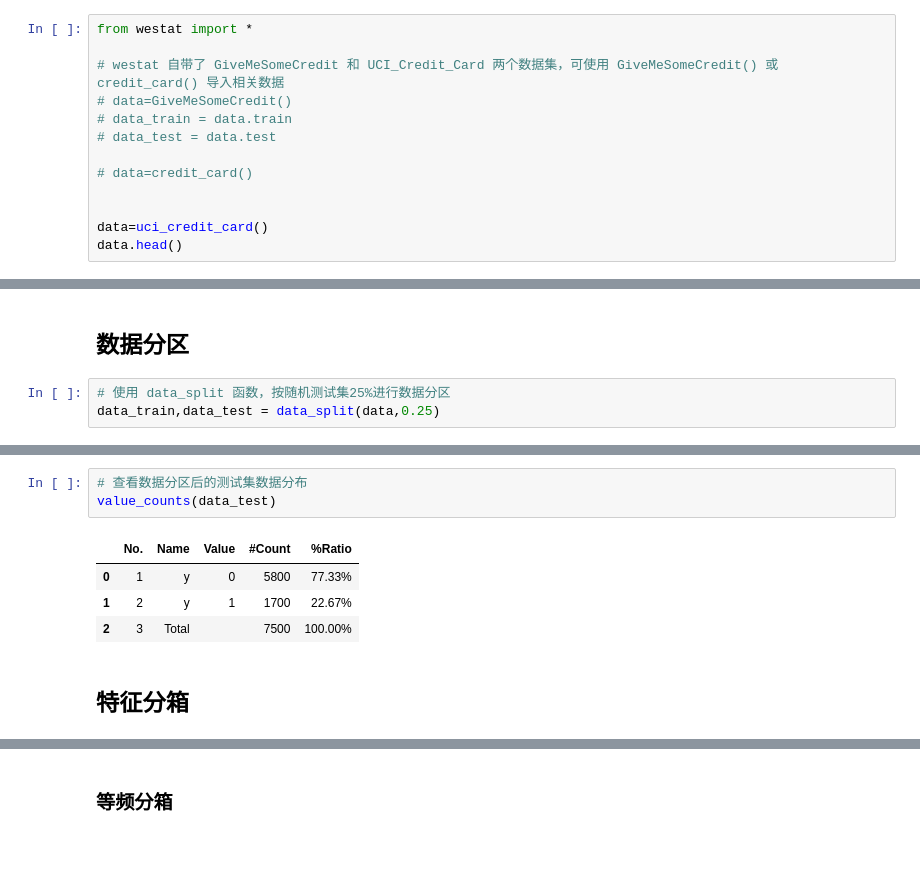
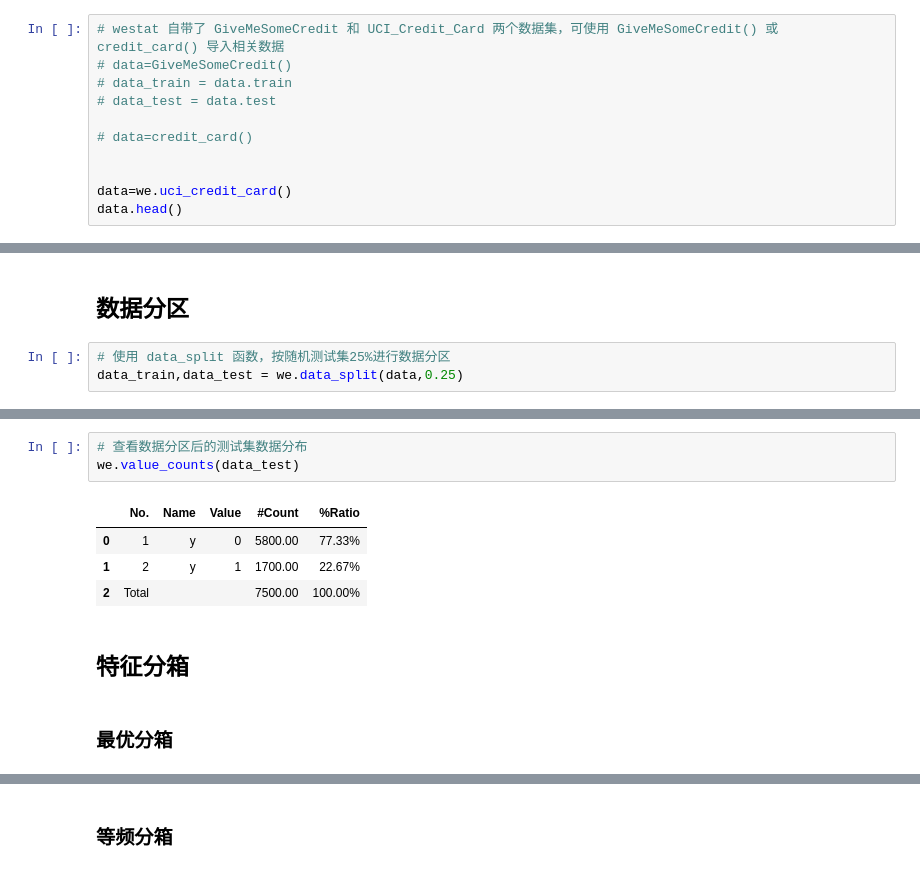
Before and after one commit to stat-fit/westat, a Jupyter notebook: HereWeGo.ipynb, the cells around one changed output, grey strips where cells are left out. Drawn from its saved outputs; the diff is of its cells as text.

```diff
--- a/HereWeGo.ipynb
+++ b/HereWeGo.ipynb
@@ -9,8 +22,6 @@ path: ['C:\\Users\\about\\Desktop\\github\\westat\\westat']
 # %% [markdown]
 ## 一、数据准备
 # %%
-from westat import *
-
 # westat 自带了 GiveMeSomeCredit 和 UCI_Credit_Card 两个数据集，可使用 GiveMeSomeCredit() 或 credit_card() 导入相关数据
 # data=GiveMeSomeCredit()
 # data_train = data.train
@@ -19,7 +30,7 @@ from westat import *
 # data=credit_card()
 
 
-data=uci_credit_card()
+data=we.uci_credit_card()
 data.head()
 # %% [output]
 |  | ID | LIMIT_BAL | SEX | EDUCATION | MARRIAGE | AGE | PAY_0 | PAY_2 | PAY_3 | PAY_4 | ... |
@@ -189,6 +209,6 @@ plot_counts(data,'SEX')
 ## 数据分区
 # %%
 # 使用 data_split 函数，按随机测试集25%进行数据分区
-data_train,data_test = data_split(data,0.25)
+data_train,data_test = we.data_split(data,0.25)
 # %%
 # 查看数据分区后的训练集数据分布
@@ -201,10 +221,12 @@ value_counts(data_train)
 # %%
 # 查看数据分区后的测试集数据分布
-value_counts(data_test)
+we.value_counts(data_test)
 # %% [output]
 |  | No. | Name | Value | #Count | %Ratio |
-| 0 | 1 | y | 0 | 5800 | 77.33% |
-| 1 | 2 | y | 1 | 1700 | 22.67% |
-| 2 | 3 | Total |  | 7500 | 100.00% |
+| 0 | 1 | y | 0 | 5800.00 | 77.33% |
+| 1 | 2 | y | 1 | 1700.00 | 22.67% |
+| 2 | Total |  |  | 7500.00 | 100.00% |
 # %% [markdown]
 ## 特征分箱
+# %% [markdown]
+### 最优分箱
```
Also changed, not shown: parts of 123 cells of this notebook, 21 other files.
